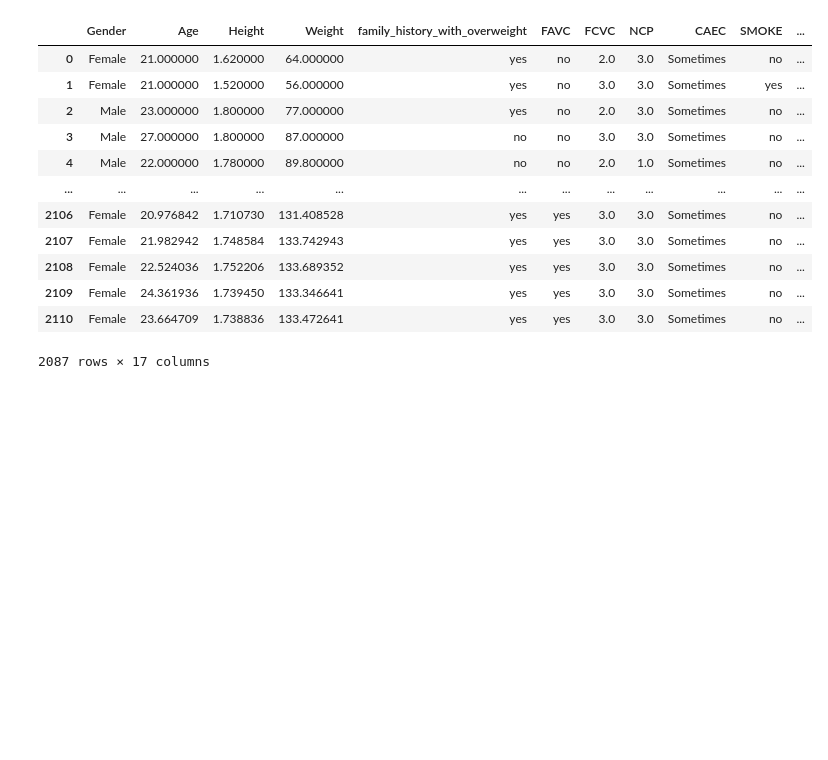
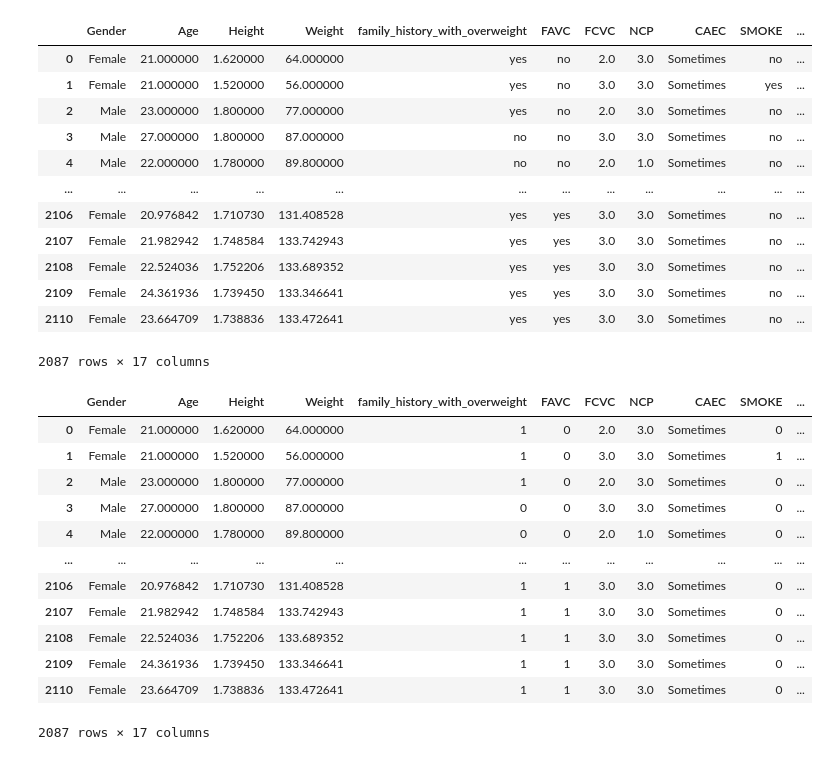
Before and after one commit to JollyCJoseph/project4_group7, a Jupyter notebook: main.ipynb, the cells around one changed output. Cells and saved outputs as stored; diff of their text form; code cells hidden in the pictures; blank space fills up the shorter version.

```diff
--- a/main.ipynb
+++ b/main.ipynb
@@ -100,3 +100,59 @@ df_obesity
 | 2109 | Female | 24.361936 | 1.739450 | 133.346641 | yes | yes | 3.0 | 3.0 | Sometimes | no | ... |
 | 2110 | Female | 23.664709 | 1.738836 | 133.472641 | yes | yes | 3.0 | 3.0 | Sometimes | no | ... |
 2087 rows × 17 columns
+# %%
+# Encoding the NObeyesdad column using a custom function
+def encode_NObeyesdad(NObeyesdad):
+    if NObeyesdad == "Obesity_Type_I" or NObeyesdad =="Obesity_Type_III" or NObeyesdad =="Obesity_Type_II":
+        return 1
+    else:
+        return 0
+
+# Encoding the family_history_with_overweight column using a custom function
+def encode_family_history_with_overweight(family_history_with_overweight):
+    if family_history_with_overweight == "yes" :
+        return 1
+    else:
+        return 0
+# Encoding the SMOKE column using a custom function
+def encode_SMOKE(SMOKE):
+    if SMOKE == "yes" :
+        return 1
+    else:
+        return 0
+# Encoding the FAVC column using a custom function
+def encode_FAVC(FAVC):
+    if FAVC == "yes" :
+        return 1
+    else:
+        return 0
+# Encoding the SCC column using a custom function
+def encode_SCC(SCC):
+    if SCC == "yes" :
+        return 1
+    else:
+        return 0
+
+# Call the function on the  NObeyesdad  column
+df_obesity["NObeyesdad"] = df_obesity["NObeyesdad"].apply(encode_NObeyesdad)
+df_obesity["family_history_with_overweight"] = df_obesity["family_history_with_overweight"].apply(encode_family_history_with_overweight)
+df_obesity["SMOKE"] = df_obesity["SMOKE"].apply(encode_SMOKE)
+df_obesity["FAVC"] = df_obesity["FAVC"].apply(encode_FAVC)
+df_obesity["SCC"] = df_obesity["SCC"].apply(encode_SCC)
+df_obesity.rename(columns={"NObeyesdad":"Is_obese"}, inplace= True)
+# Review the DataFrame
+df_obesity
+# %% [output]
+|  | Gender | Age | Height | Weight | family_history_with_overweight | FAVC | FCVC | NCP | CAEC | SMOKE | ... |
+| 0 | Female | 21.000000 | 1.620000 | 64.000000 | 1 | 0 | 2.0 | 3.0 | Sometimes | 0 | ... |
+| 1 | Female | 21.000000 | 1.520000 | 56.000000 | 1 | 0 | 3.0 | 3.0 | Sometimes | 1 | ... |
+| 2 | Male | 23.000000 | 1.800000 | 77.000000 | 1 | 0 | 2.0 | 3.0 | Sometimes | 0 | ... |
+| 3 | Male | 27.000000 | 1.800000 | 87.000000 | 0 | 0 | 3.0 | 3.0 | Sometimes | 0 | ... |
+| 4 | Male | 22.000000 | 1.780000 | 89.800000 | 0 | 0 | 2.0 | 1.0 | Sometimes | 0 | ... |
+| ... | ... | ... | ... | ... | ... | ... | ... | ... | ... | ... | ... |
+| 2106 | Female | 20.976842 | 1.710730 | 131.408528 | 1 | 1 | 3.0 | 3.0 | Sometimes | 0 | ... |
+| 2107 | Female | 21.982942 | 1.748584 | 133.742943 | 1 | 1 | 3.0 | 3.0 | Sometimes | 0 | ... |
+| 2108 | Female | 22.524036 | 1.752206 | 133.689352 | 1 | 1 | 3.0 | 3.0 | Sometimes | 0 | ... |
+| 2109 | Female | 24.361936 | 1.739450 | 133.346641 | 1 | 1 | 3.0 | 3.0 | Sometimes | 0 | ... |
+| 2110 | Female | 23.664709 | 1.738836 | 133.472641 | 1 | 1 | 3.0 | 3.0 | Sometimes | 0 | ... |
+2087 rows × 17 columns
```
Also changed, not shown: parts of 15 cells of this notebook.
